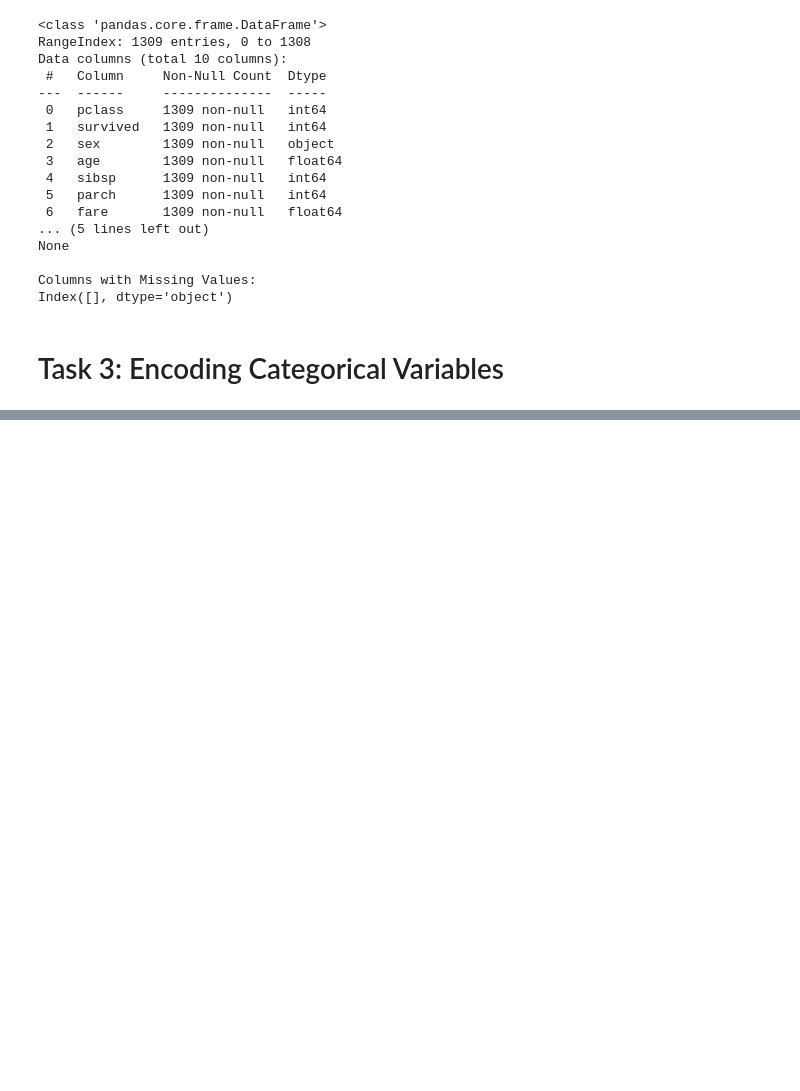
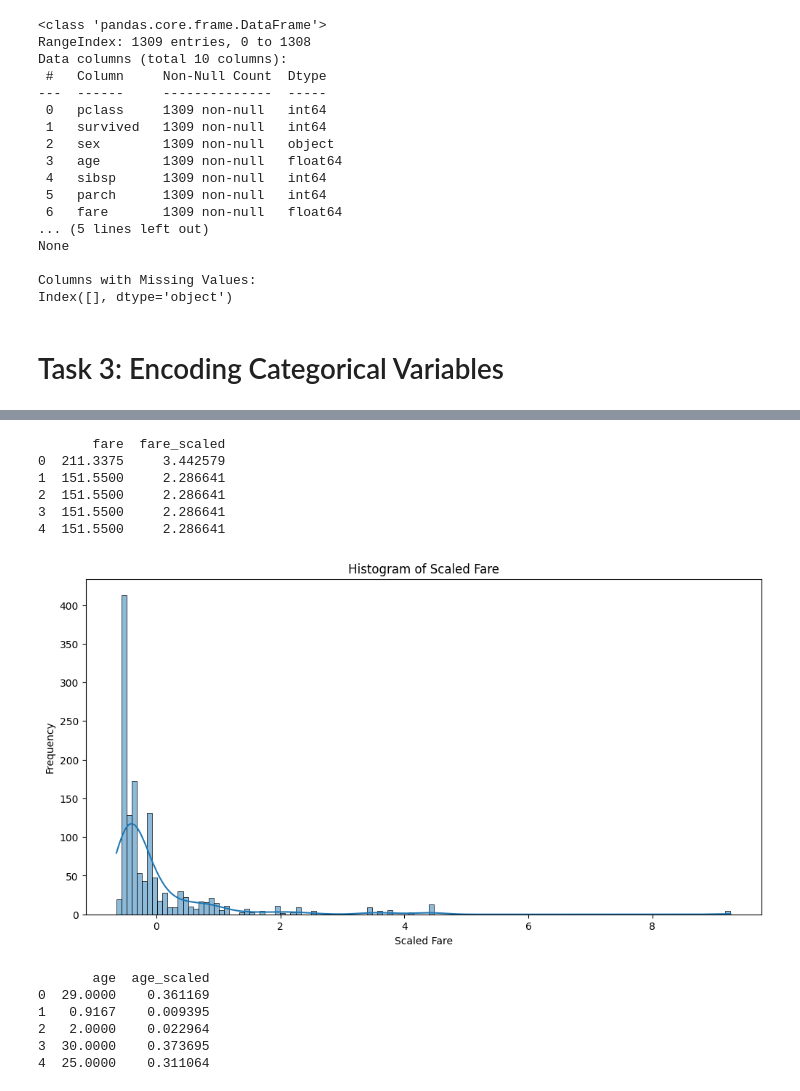
Before and after one commit to Shadowjumper3000/ML-fundamentals-2025, a Jupyter notebook: assignments/assignment_1_david_hoerz[_hoerz].ipynb, the cells around one changed output, grey strips where cells are left out. Cells and saved outputs as stored; diff of their text form; code cells hidden in the pictures; blank space fills up the shorter version.

```diff
--- a/assignments/assignment_1_david_hoerz[_hoerz].ipynb
+++ b/assignments/assignment_1_david_hoerz[_hoerz].ipynb
@@ -254,0 +301,48 @@ titanic_df = pd.get_dummies(titanic_df, columns=['sex'], drop_first=True)
+# %%
+
+# Initialize the StandardScaler
+scaler = StandardScaler()
+
+# Perform standardized scaling for the 'fare' column
+titanic_df['fare_scaled'] = scaler.fit_transform(titanic_df[['fare']])
+
+# Display the first few rows of the updated dataset
+print(titanic_df[['fare', 'fare_scaled']].head())
+# %% [output]
+       fare  fare_scaled
+0  211.3375     3.442579
+1  151.5500     2.286641
+2  151.5500     2.286641
+3  151.5500     2.286641
+4  151.5500     2.286641
+# %%
+# Plot histogram of the 'fare_scaled' column
+plt.figure(figsize=(12, 6))
+sns.histplot(titanic_df['fare_scaled'], kde=True)
+plt.title('Histogram of Scaled Fare')
+plt.xlabel('Scaled Fare')
+plt.ylabel('Frequency')
+plt.show()
+# %% [output]
+[figure, added]
+# %%
+from sklearn.preprocessing import MinMaxScaler
+
+# Initialize the MinMaxScaler
+minmax_scaler = MinMaxScaler()
+
+# Perform MinMax scaling for the 'age' column
+titanic_df['age_scaled'] = minmax_scaler.fit_transform(titanic_df[['age']])
+
+# Display the first few rows of the updated dataset
+print(titanic_df[['age', 'age_scaled']].head())
+
+# Drop the 'age' column as it is now scaled
+titanic_df.drop(columns=['age'], inplace=True)
+# %% [output]
+       age  age_scaled
+0  29.0000    0.361169
+1   0.9167    0.009395
+2   2.0000    0.022964
+3  30.0000    0.373695
+4  25.0000    0.311064
```
Also changed, not shown: parts of 8 cells of this notebook.
